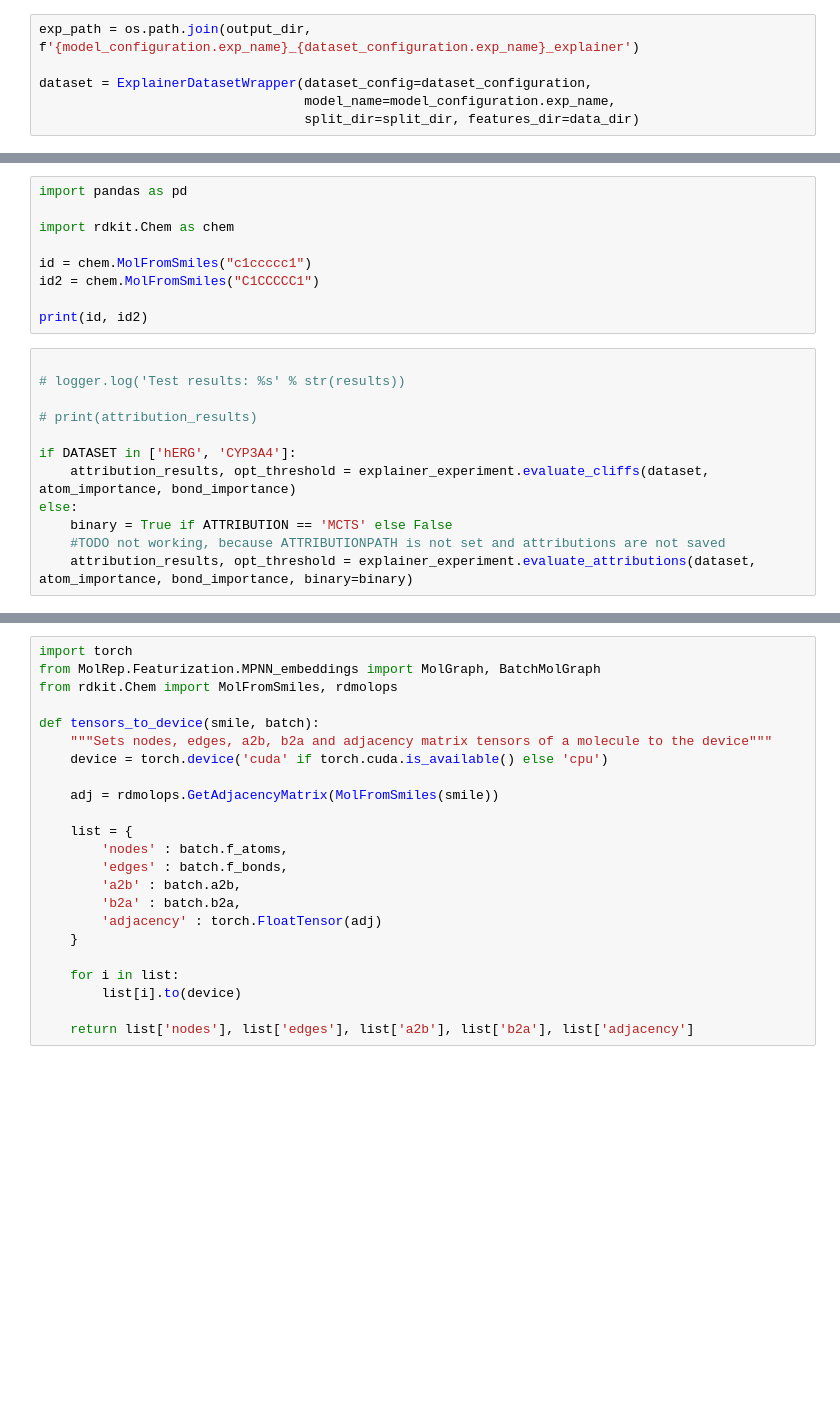
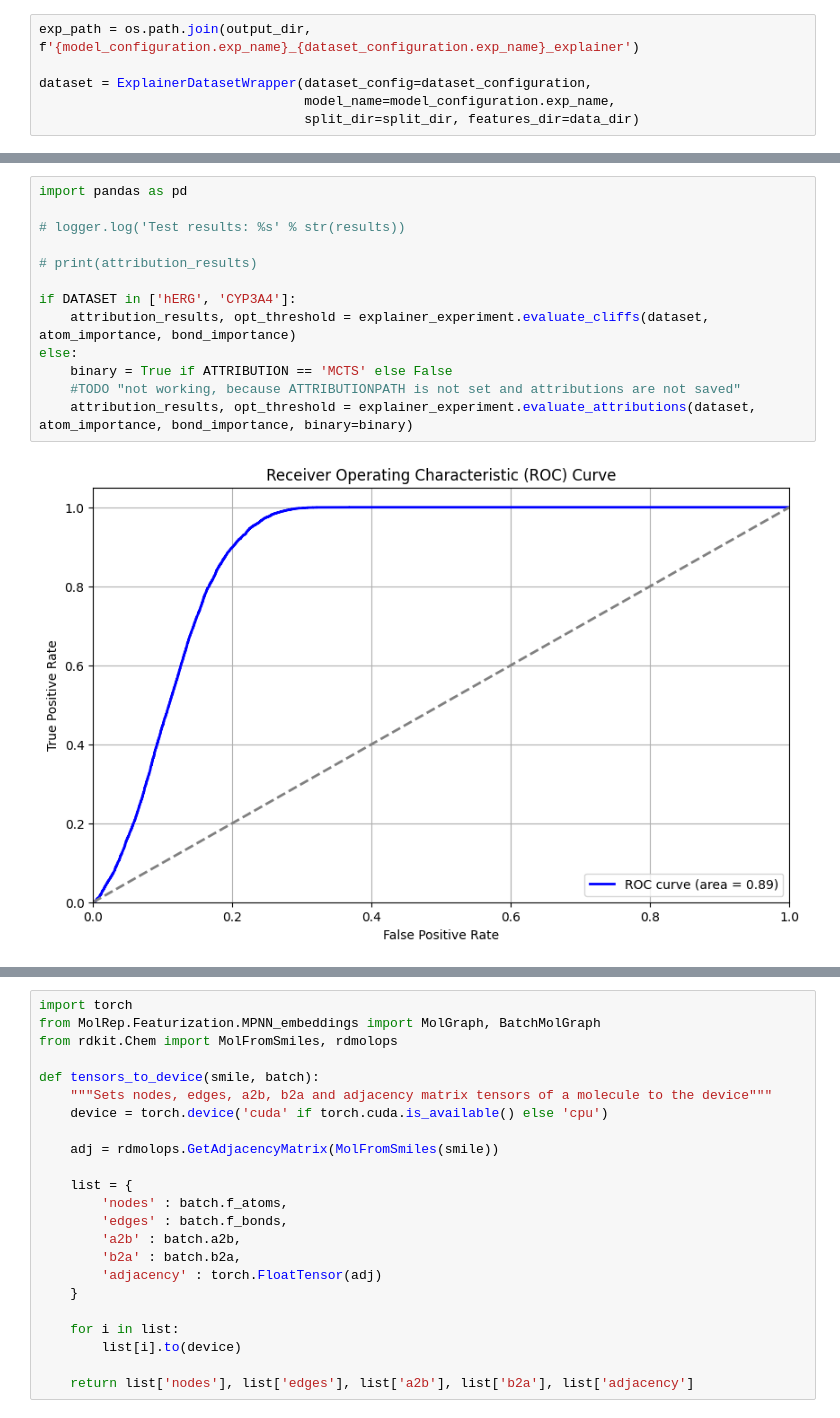
Before and after one commit to helipajari/mpp-comp-suff, a Jupyter notebook: Examples/Explainer_Experiments.ipynb, the cells around one changed output, grey strips where cells are left out. Saved outputs shown, nothing was run; the diff lists cells and outputs as text; blank space fills up the shorter version.

```diff
--- a/Examples/Explainer_Experiments.ipynb
+++ b/Examples/Explainer_Experiments.ipynb
@@ -176,23 +193,17 @@ results, atom_importance, bond_importance = explainer_experiment.molecule_import
 # %%
 import pandas as pd
 
-import rdkit.Chem as chem
+# logger.log('Test results: %s' % str(results))
 
-id = chem.MolFromSmiles("c1ccccc1")
-id2 = chem.MolFromSmiles("C1CCCCC1")
+# print(attribution_results)
 
-print(id, id2)
+if DATASET in ['hERG', 'CYP3A4']:
+    attribution_results, opt_threshold = explainer_experiment.evaluate_cliffs(dataset, atom_importance, bond_importance)
+else:
+    binary = True if ATTRIBUTION == 'MCTS' else False
+    #TODO "not working, because ATTRIBUTIONPATH is not set and attributions are not saved"
+    attribution_results, opt_threshold = explainer_experiment.evaluate_attributions(dataset, atom_importance, bond_importance, binary=binary)
+# %% [output]
+[figure, added]
-# %%
-
-# logger.log('Test results: %s' % str(results))
-
-# print(attribution_results)
-
-if DATASET in ['hERG', 'CYP3A4']:
-    attribution_results, opt_threshold = explainer_experiment.evaluate_cliffs(dataset, atom_importance, bond_importance)
-else:
-    binary = True if ATTRIBUTION == 'MCTS' else False
-    #TODO not working, because ATTRIBUTIONPATH is not set and attributions are not saved
-    attribution_results, opt_threshold = explainer_experiment.evaluate_attributions(dataset, atom_importance, bond_importance, binary=binary)
 # %%
 
```
Also changed, not shown: parts of 12 cells of this notebook.
